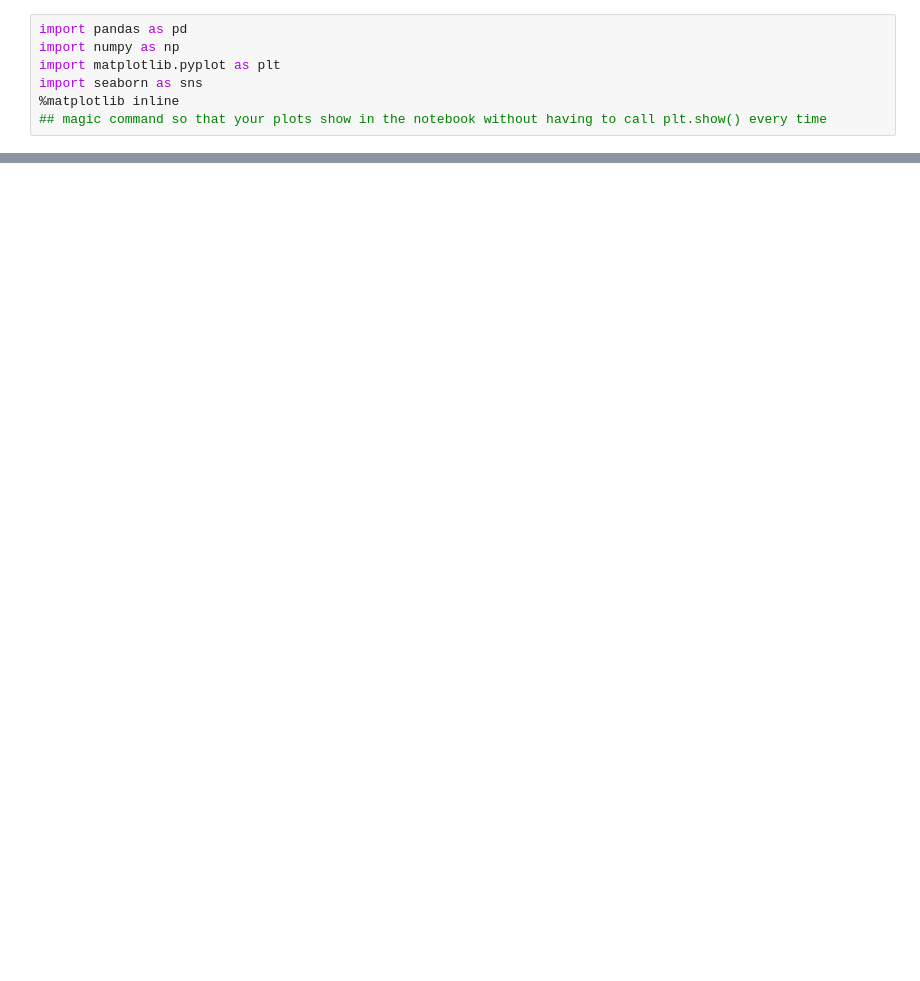
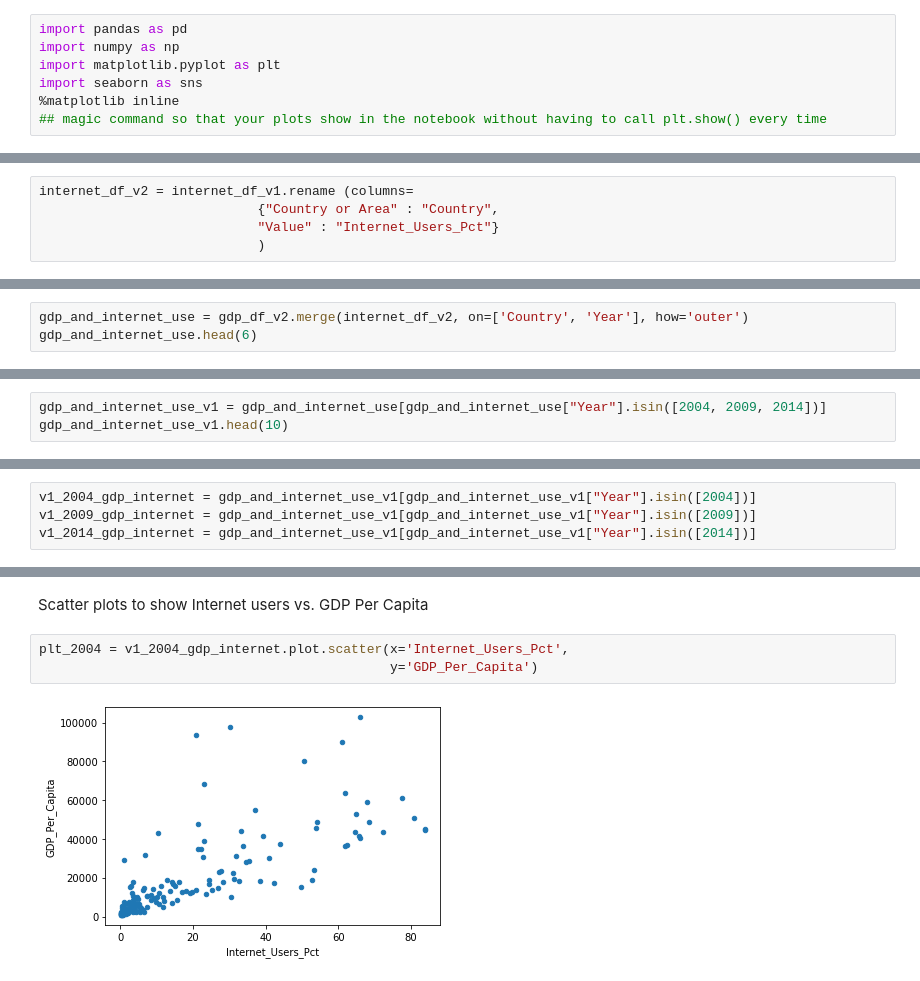
Before and after one commit to eporourke/gdp-and-internet-usage, a Jupyter notebook: notebooks/eor_gdp.ipynb, the cells around one changed output, grey strips where cells are left out. Saved outputs shown, nothing was run; the diff lists cells and outputs as text; blank space fills up the shorter version.

```diff
--- a/notebooks/eor_gdp.ipynb
+++ b/notebooks/eor_gdp.ipynb
@@ -35,0 +148,5 @@ internet_df.head(6)
+# %%
+internet_df_v2 = internet_df_v1.rename (columns=
+                            {"Country or Area" : "Country",
+                            "Value" : "Internet_Users_Pct"}
+                            )
@@ -35,0 +162,3 @@ internet_df.head(6)
+# %%
+gdp_and_internet_use = gdp_df_v2.merge(internet_df_v2, on=['Country', 'Year'], how='outer')
+gdp_and_internet_use.head(6)
@@ -35,0 +189,3 @@ internet_df.head(6)
+# %%
+gdp_and_internet_use_v1 = gdp_and_internet_use[gdp_and_internet_use["Year"].isin([2004, 2009, 2014])]
+gdp_and_internet_use_v1.head(10)
@@ -35,0 +206,4 @@ internet_df.head(6)
+# %%
+v1_2004_gdp_internet = gdp_and_internet_use_v1[gdp_and_internet_use_v1["Year"].isin([2004])]
+v1_2009_gdp_internet = gdp_and_internet_use_v1[gdp_and_internet_use_v1["Year"].isin([2009])]
+v1_2014_gdp_internet = gdp_and_internet_use_v1[gdp_and_internet_use_v1["Year"].isin([2014])]
@@ -35,0 +282,7 @@ internet_df.head(6)
+# %% [markdown]
+Scatter plots to show Internet users vs. GDP Per Capita
+# %%
+plt_2004 = v1_2004_gdp_internet.plot.scatter(x='Internet_Users_Pct',
+                                             y='GDP_Per_Capita')
+# %% [output]
+[figure, added]
```
Also changed, not shown: parts of 61 cells of this notebook, 1 other file.
